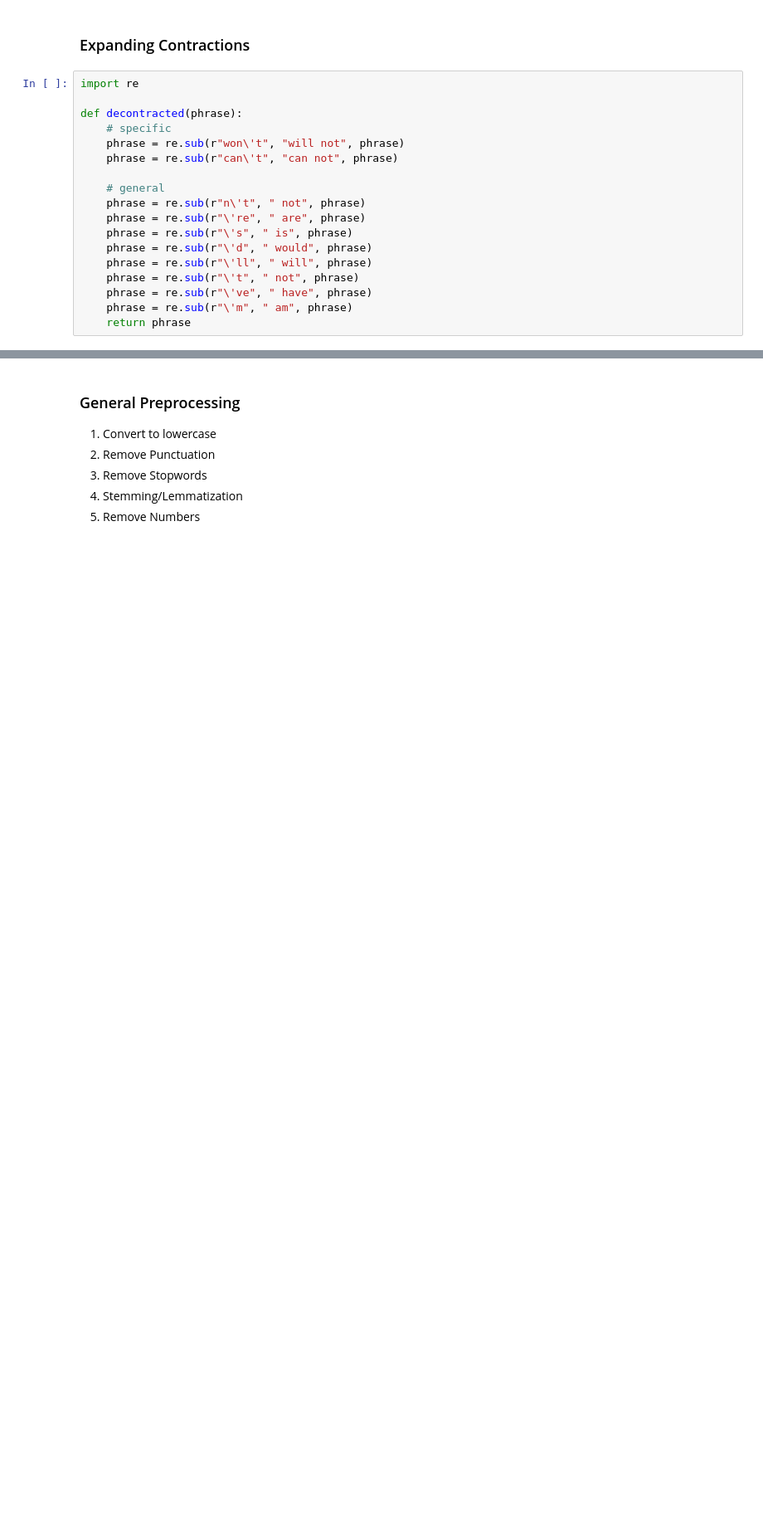
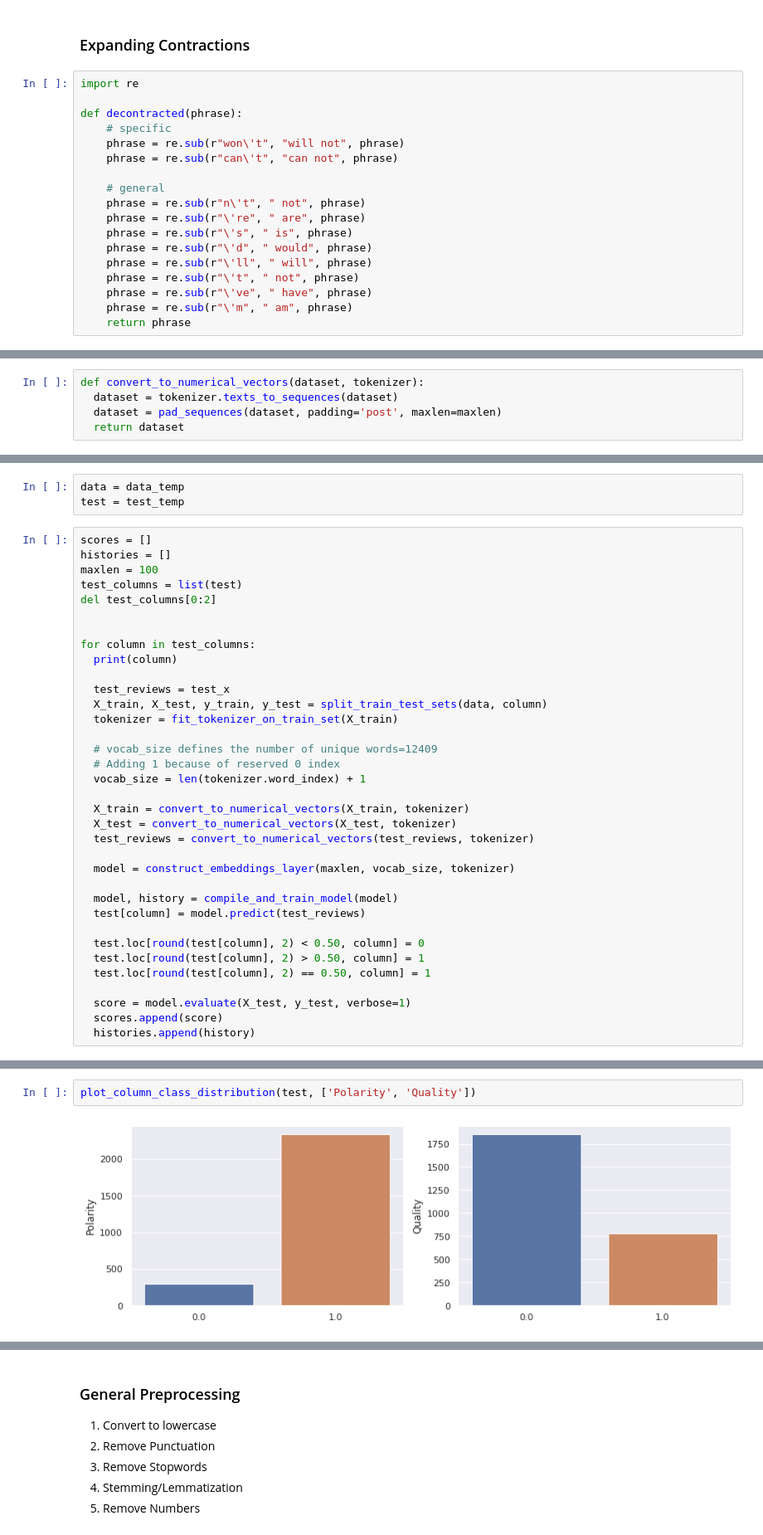
Before and after one commit to aruna09/Review-Topic-Polarity-Classification, a Jupyter notebook: Sentiment_Analysis.ipynb, the cells around one changed output, grey strips where cells are left out. Shown at 83% size. Cells and saved outputs as stored; diff of their text form; blank space fills up the shorter version.

```diff
--- a/Sentiment_Analysis.ipynb
+++ b/Sentiment_Analysis.ipynb
@@ -218,0 +282,5 @@ def decontracted(phrase):
+# %%
+def convert_to_numerical_vectors(dataset, tokenizer):
+  dataset = tokenizer.texts_to_sequences(dataset)
+  dataset = pad_sequences(dataset, padding='post', maxlen=maxlen)
+  return dataset
@@ -218,0 +330,38 @@ def decontracted(phrase):
+# %%
+data = data_temp
+test = test_temp
+# %%
+scores = []
+histories = []
+maxlen = 100
+test_columns = list(test)
+del test_columns[0:2]
+
+
+for column in test_columns:
+  print(column)
+
+  test_reviews = test_x
+  X_train, X_test, y_train, y_test = split_train_test_sets(data, column)
+  tokenizer = fit_tokenizer_on_train_set(X_train)
+
+  # vocab_size defines the number of unique words=12409
+  # Adding 1 because of reserved 0 index
+  vocab_size = len(tokenizer.word_index) + 1
+
+  X_train = convert_to_numerical_vectors(X_train, tokenizer)
+  X_test = convert_to_numerical_vectors(X_test, tokenizer)
+  test_reviews = convert_to_numerical_vectors(test_reviews, tokenizer)
+
+  model = construct_embeddings_layer(maxlen, vocab_size, tokenizer)
+
+  model, history = compile_and_train_model(model)
+  test[column] = model.predict(test_reviews)
+
+  test.loc[round(test[column], 2) < 0.50, column] = 0
+  test.loc[round(test[column], 2) > 0.50, column] = 1
+  test.loc[round(test[column], 2) == 0.50, column] = 1
+
+  score = model.evaluate(X_test, y_test, verbose=1)
+  scores.append(score)
+  histories.append(history)
@@ -218,0 +386,4 @@ def decontracted(phrase):
+# %%
+plot_column_class_distribution(test, ['Polarity', 'Quality'])
+# %% [output]
+[figure, added]
```
Also changed, not shown: parts of 40 cells of this notebook.
